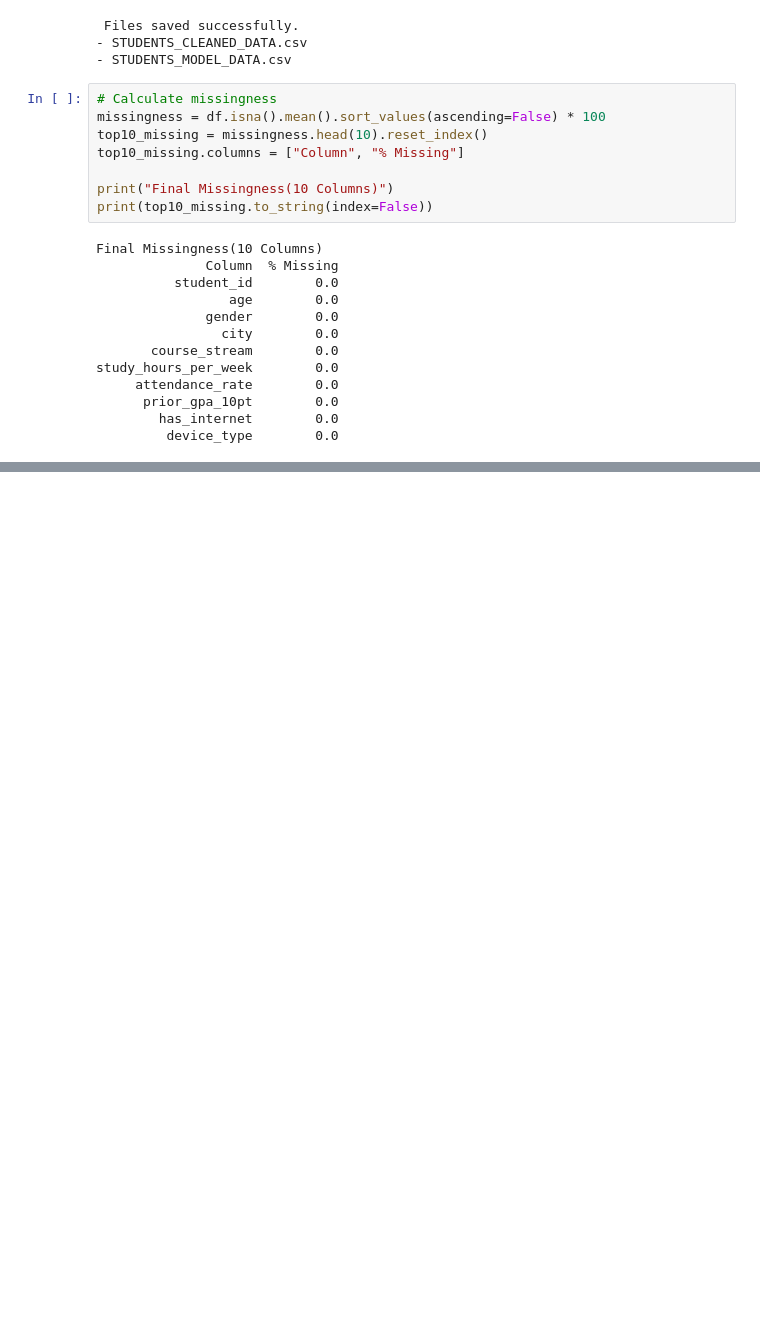
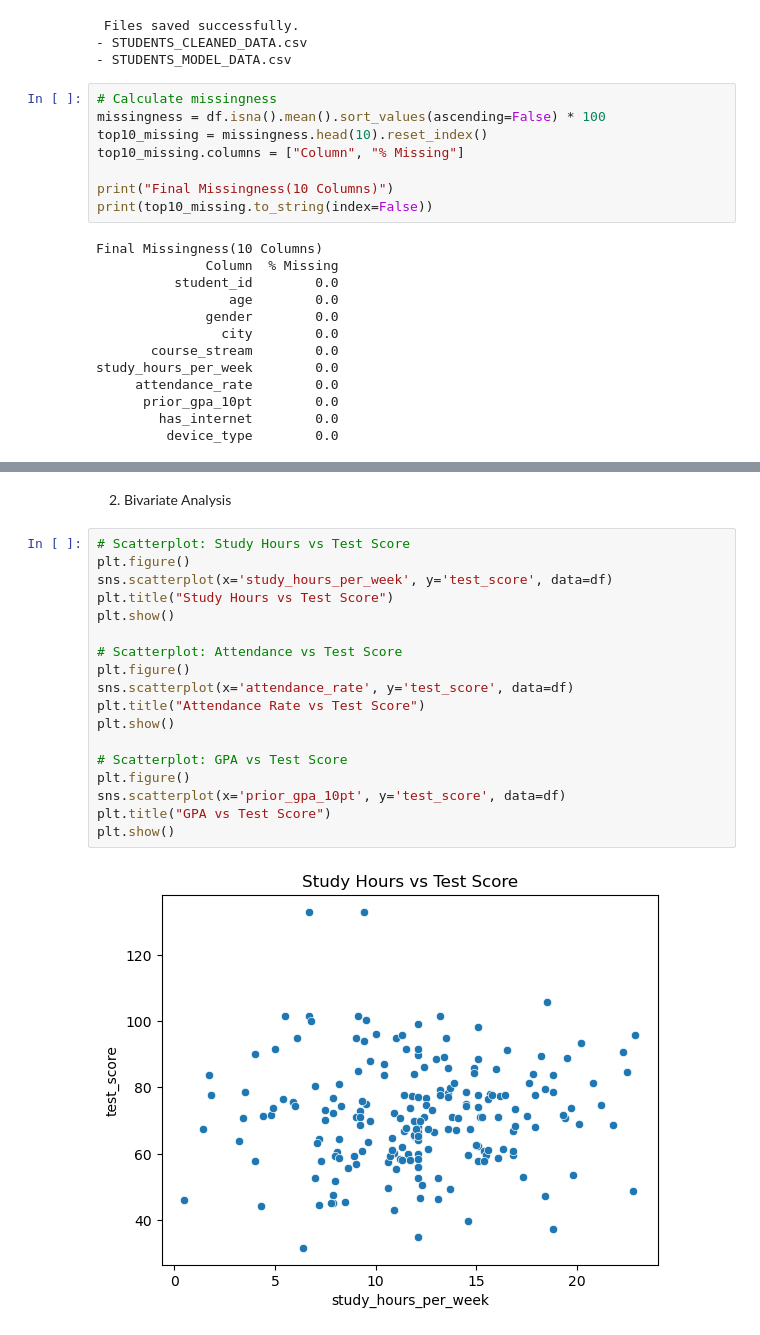
Before and after one commit to monishrees/AI-Intern_MoniShree, a Jupyter notebook: MoniShree_Task1_Task2.ipynb, the cells around one changed output, grey strips where cells are left out. Drawn from its saved outputs; the diff is of its cells as text; blank space fills up the shorter version.

```diff
--- a/MoniShree_Task1_Task2.ipynb
+++ b/MoniShree_Task1_Task2.ipynb
@@ -614,0 +648,22 @@ study_hours_per_week        0.0
+# %% [markdown]
+2. Bivariate Analysis
+# %%
+# Scatterplot: Study Hours vs Test Score
+plt.figure()
+sns.scatterplot(x='study_hours_per_week', y='test_score', data=df)
+plt.title("Study Hours vs Test Score")
+plt.show()
+
+# Scatterplot: Attendance vs Test Score
+plt.figure()
+sns.scatterplot(x='attendance_rate', y='test_score', data=df)
+plt.title("Attendance Rate vs Test Score")
+plt.show()
+
+# Scatterplot: GPA vs Test Score
+plt.figure()
+sns.scatterplot(x='prior_gpa_10pt', y='test_score', data=df)
+plt.title("GPA vs Test Score")
+plt.show()
+# %% [output]
+[figure, added]
```
Also changed, not shown: parts of 29 cells of this notebook, 3 other files.
